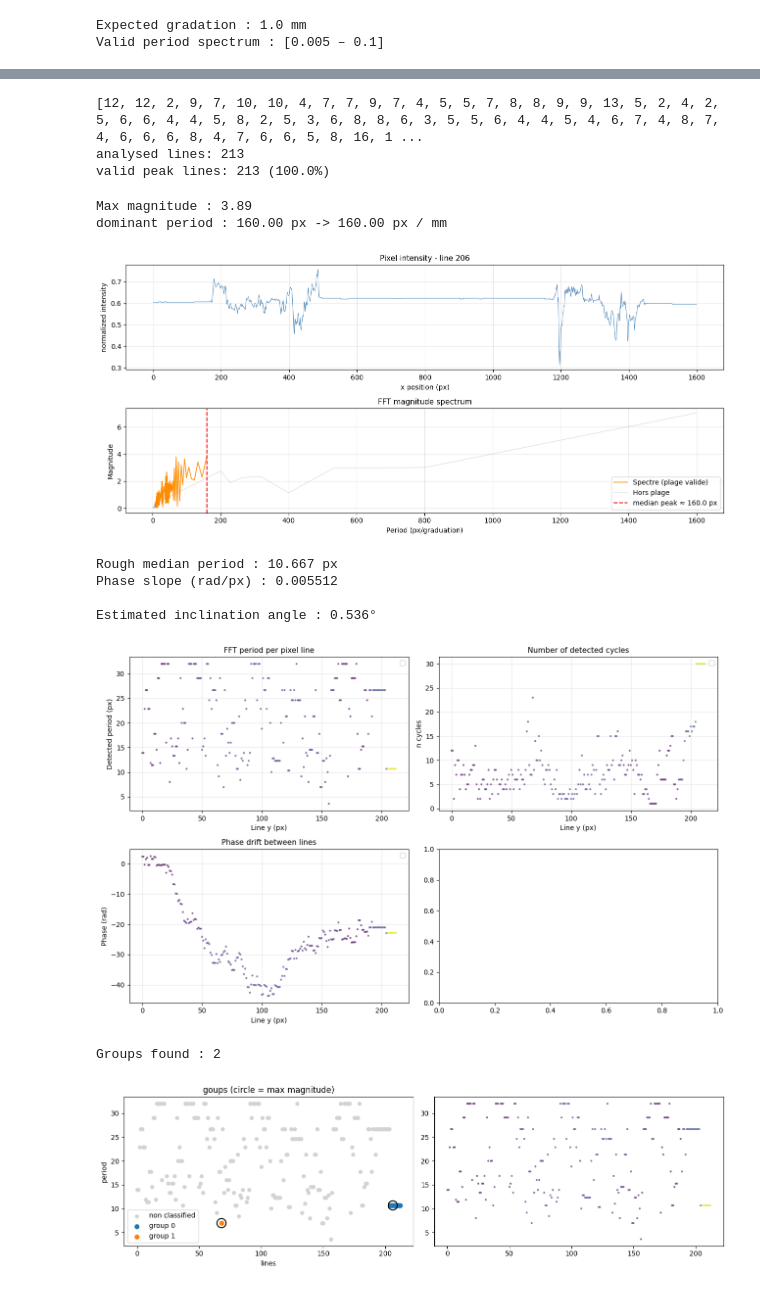
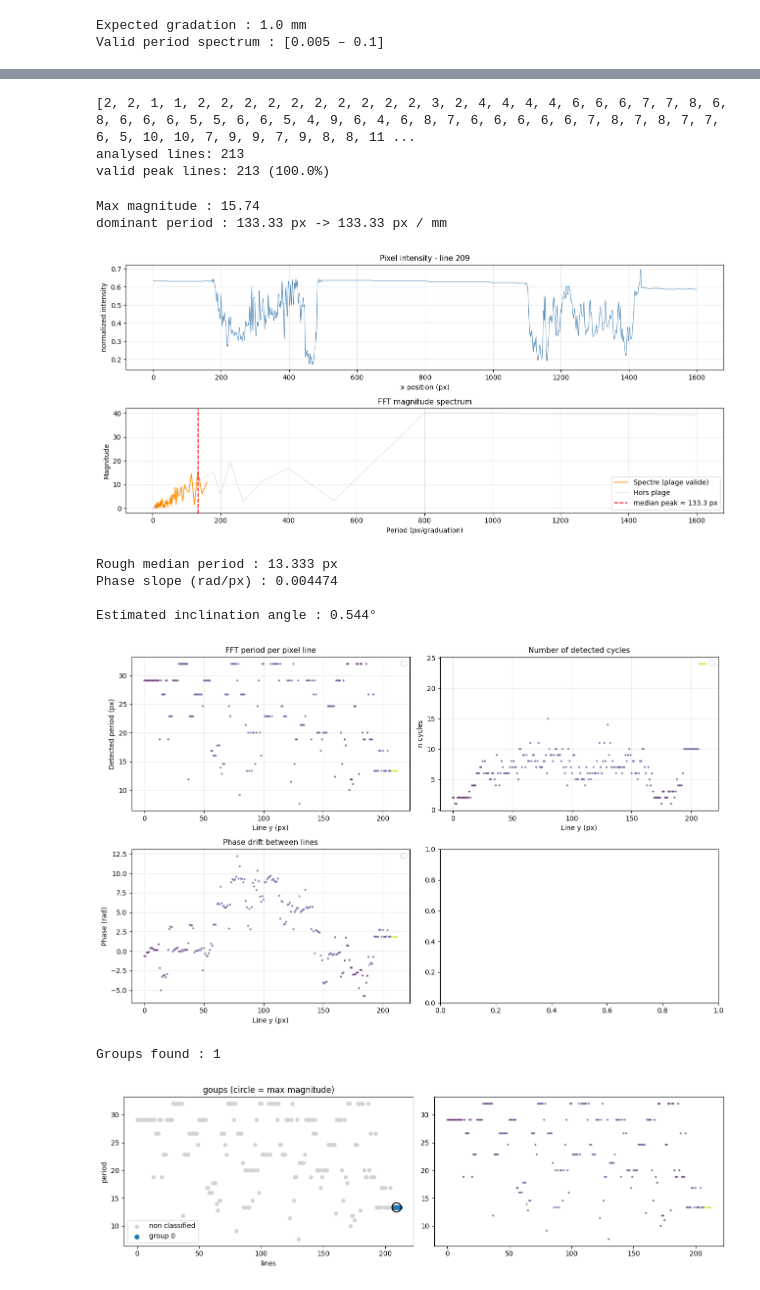
Before and after one commit to TomBellivier/CV-for-GRIT, a Jupyter notebook: models/ruler_detection/ruler_fourier_analysis.ipynb, the cells around one changed output, grey strips where cells are left out. Saved outputs shown, nothing was run; the diff lists cells and outputs as text; code cells hidden in the pictures.

Commit message:
added ruler_detection metrics

```diff
--- a/models/ruler_detection/ruler_fourier_analysis.ipynb
+++ b/models/ruler_detection/ruler_fourier_analysis.ipynb
@@ -10,7 +10,7 @@ warnings.filterwarnings('ignore')
 # %%
 
 #IMAGE_PATH = "../databases/luomus_pictures_1/8/F.8368.jpg"
-IMAGE_PATH =  "C:\\Users\\tombe\\Documents\\_MLE\\CV-for-GRIT\\models\\ruler_detection\\lepi_2.jpg"
+IMAGE_PATH =  "C:\\Users\\tombe\\Documents\\_MLE\\CV-for-GRIT\\models\\ruler_detection\\images\\EB1.0KU.jpg"
 
 GRADUATION_MM = 1.0
 
@@ -160,7 +160,7 @@ print(n_cycles)
 print(f"analysed lines: {len(row_indices)}")
 print(f"valid peak lines: {len(results)} ({100*len(results)/len(row_indices):.1f}%)")
 # %% [output]
-[12, 12, 2, 9, 7, 10, 10, 4, 7, 7, 9, 7, 4, 5, 5, 7, 8, 8, 9, 9, 13, 5, 2, 4, 2, 5, 6, 6, 4, 4, 5, 8, 2, 5, 3, 6, 8, 8, 6, 3, 5, 5, 6, 4, 4, 5, 4, 6, 7, 4, 8, 7, 4, 6, 6, 6, 8, 4, 7, 6, 6, 5, 8, 16, 1 ...
+[2, 2, 1, 1, 2, 2, 2, 2, 2, 2, 2, 2, 2, 2, 3, 2, 4, 4, 4, 4, 6, 6, 6, 7, 7, 8, 6, 8, 6, 6, 6, 5, 5, 6, 6, 5, 4, 9, 6, 4, 6, 8, 7, 6, 6, 6, 6, 6, 7, 8, 7, 8, 7, 7, 6, 5, 10, 10, 7, 9, 9, 7, 9, 8, 8, 11 ...
 analysed lines: 213
 valid peak lines: 213 (100.0%)
 # %%
@@ -249,9 +249,9 @@ axes[1].grid(True, alpha=0.3)
 plt.tight_layout()
 plt.show()
 # %% [output]
-Max magnitude : 3.89
-dominant period : 160.00 px -> 160.00 px / mm
+Max magnitude : 15.74
+dominant period : 133.33 px -> 133.33 px / mm
-[figure, old version]
+[figure, new version]
 # %%
 if len(results) < 5:
     raise RuntimeError("Error : not enough valid line")
@@ -317,11 +317,11 @@ axes[0, 1].grid(True, alpha=0.3)
 plt.tight_layout()
 plt.show()
 # %% [output]
-Rough median period : 10.667 px
-Phase slope (rad/px) : 0.005512
+Rough median period : 13.333 px
+Phase slope (rad/px) : 0.004474
 
-Estimated inclination angle : 0.536°
+Estimated inclination angle : 0.544°
-[figure, old version]
+[figure, new version]
 # %%
 import numpy as np
 
@@ -346,7 +346,7 @@ def _pente_initiale(graine, period, lines, ordre, rang, delta, win=3):
 
 
 def _croissance(graine, direction, membres, groupe_id, gid,
-                period, lines, ordre, rang, delta, max_sauts, pente0):
+                period, lines, n_cycles, ordre, rang, delta, max_sauts, pente0):
     """Étend le groupe depuis la graine dans un sens de l'axe 'lines'."""
     pos = rang[graine]
     sauts = 0
@@ -367,13 +367,20 @@ def _croissance(graine, direction, membres, groupe_id, gid,
         # period attendu sur la droite du groupe, à cette valeur de 'lines'
         lm = lines[membres]
         pm = period[membres]
+        cm = n_cycles[membres]
         if len(membres) >= 2:
             a, b = np.polyfit(lm, pm, 1)         # ajustement du groupe
-            pred = a * lines[cand] + b
+            period_pred = a * lines[cand] + b
         else:
-            pred = pm[0] + pente0 * (lines[cand] - lm[0])  # graine seule
+            period_pred = pm[0] + pente0 * (lines[cand] - lm[0])  # graine seule
 
-        if abs(period[cand] - pred) <= delta:
+        if len(membres) >= 2:
+            a, b = np.polyfit(lm, cm, 1)         # ajustement du groupe
+            cycles_pred = a * lines[cand] + b
+        else:
+            cycles_pred = cm[0] + pente0 * (lines[cand] - lm[0])  # graine seule
+
+        if abs(period[cand] - period_pred) <= delta and abs(n_cycles[cand] - cycles_pred) <= delta:
             groupe_id[cand] = gid
             membres.append(cand)
             sauts = 0
@@ -381,6 +388,8 @@ def _croissance(graine, direction, membres, groupe_id, gid,
             sauts += 1
             if sauts > max_sauts:
                 break
+
+
 
 
 def trouver_groupes(period, magnitude, lines, n_cycles, delta, max_sauts=2, n_groupes=None, min_cycles=20):
@@ -405,7 +414,7 @@ def trouver_groupes(period, magnitude, lines, n_cycles, delta, max_sauts=2, n_gr
     period    = np.asarray(period, dtype=float)
     magnitude = np.asarray(magnitude, dtype=float)
     lines     = np.asarray(lines, dtype=float)
-    n_cycles   = np.asarray(n_cycles, dtype=float)
+    n_cycles  = np.asarray(n_cycles, dtype=float)
     n = len(period)
 
     groupe_id = np.full(n, -1, dtype=int)        # -1 = libre, -2 = rejeté
@@ -423,9 +432,9 @@ def trouver_groupes(period, magnitude, lines, n_cycles, delta, max_sauts=2, n_gr
         groupe_id[graine] = gid
         pente0 = _pente_initiale(graine, period, lines, ordre, rang, delta)
         _croissance(graine, +1, membres, groupe_id, gid,
-                    period, lines, ordre, rang, delta, max_sauts, pente0)
+                    period, lines, n_cycles, ordre, rang, delta, max_sauts, pente0)
         _croissance(graine, -1, membres, groupe_id, gid,
-                    period, lines, ordre, rang, delta, max_sauts, pente0)
+                    period, lines, n_cycles, ordre, rang, delta, max_sauts, pente0)
 
         # validation : moyenne des cycles du groupe > min_cycles
         if n_cycles[membres].mean() > min_cycles:
@@ -459,35 +468,35 @@ period, magnitude, lines = periods_arr, mag_arr, rows_arr
 
 gid = trouver_groupes(period, magnitude, lines, n_cycles, delta=0.2, n_groupes=5)
 print("Groups found :", gid.max() + 1)
 
 
 fig, axes = plt.subplots(1, 2, figsize=(13, 4))
 
 # points non classés (groupe_id == -1)
 m = gid == -1
 if m.any():
     axes[0].scatter(lines[m], period[m], s=25, c="lightgray", label="non classified")
 
 # groupes (on part de 0, en ignorant les -1)
 for g in range(gid.max() + 1):
     m = gid == g
     if not m.any():
         continue
     axes[0].scatter(lines[m], period[m], s=40, label=f"group {g}")
     imax = np.argmax(np.where(m, magnitude, -np.inf))
     axes[0].scatter(lines[imax], period[imax], s=180,
                 facecolors="none", edgecolors="k", linewidths=1.5)
 axes[0].set_xlabel("lines"); axes[0].set_ylabel("period"); axes[0].legend()
 axes[0].set_title("goups (circle = max magnitude)")
 
 
 axes[1].scatter(rows_arr, periods_arr, s=4, alpha=0.5, c=[res[3] for res in results], cmap='viridis',)
 
 plt.tight_layout()
 plt.show()
 # %% [output]
-Groups found : 2
+Groups found : 1
-[figure, old version]
+[figure, new version]
 # %%
 # update of the line
 indices = np.where(gid == 0)[0]
```
Also changed, not shown: parts of 4 cells of this notebook, 4 other files.
